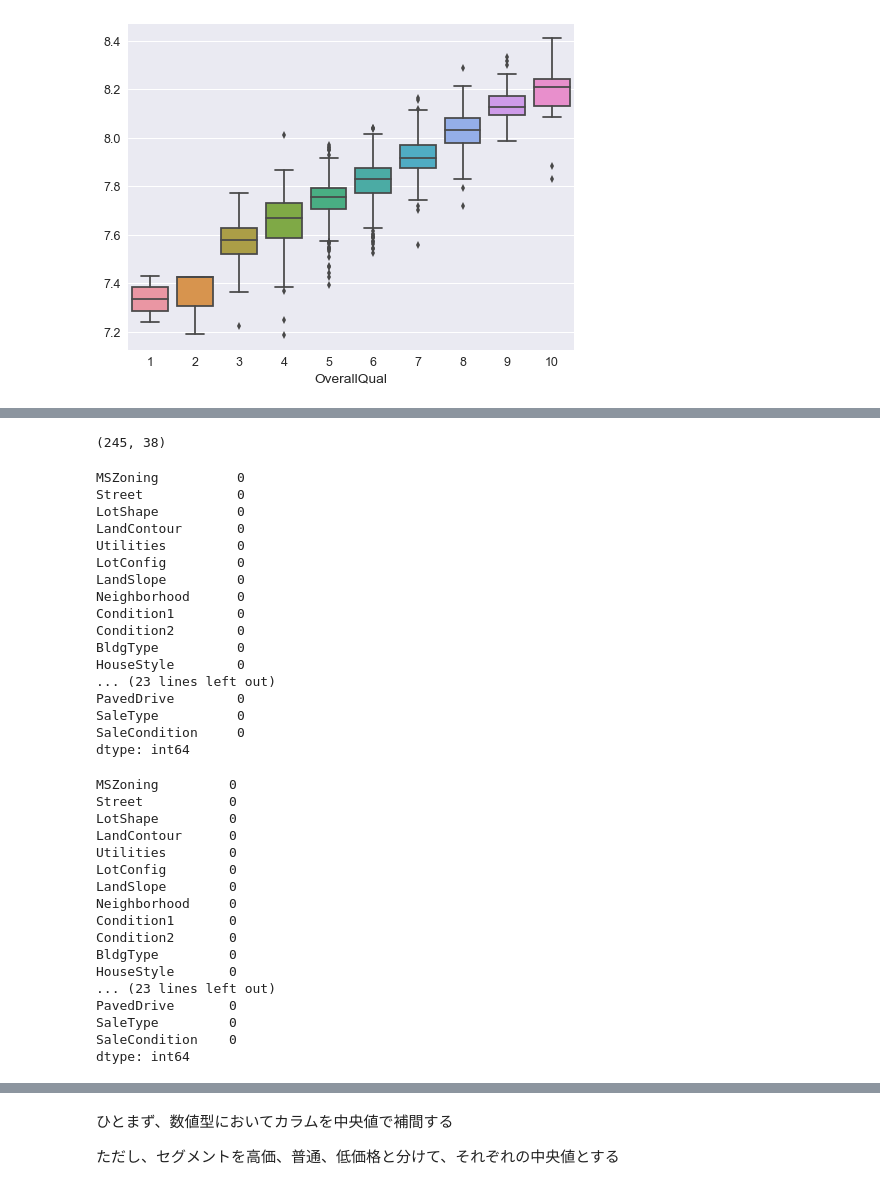
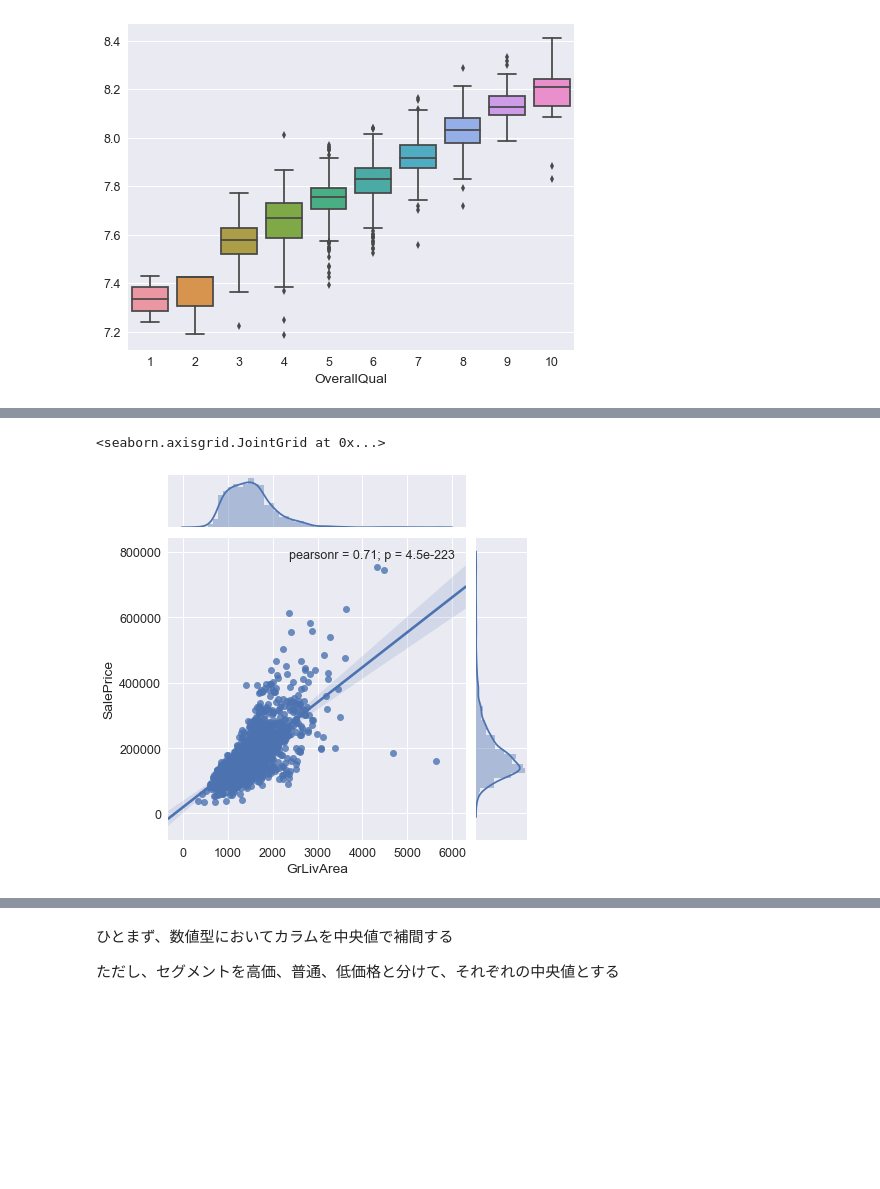
Before and after one commit to YSergey/Kaggle, a Jupyter notebook: House Prices/self.ipynb, the cells around one changed output, grey strips where cells are left out. Cells and saved outputs as stored; diff of their text form; code cells hidden in the pictures; blank space fills up the shorter version.

```diff
--- a/House Prices/self.ipynb
+++ b/House Prices/self.ipynb
@@ -274,7 +213,0 @@ plt.show()
-# %%
-plt.rcParams['figure.figsize'] = (20, 6)
-plt.xlim([4.6, 5.9])
-plt.xticks([4.6,4.8,5.0,5.05, 5.05, 5.1, 5.15, 5.20, 5.25, 5.30, 5.35, 5.40, 5.45, 5.55, 5.60, 5.9])
-plt.hist(y_train_new)
-plt.grid()
-plt.show()
@@ -400,42 +214,6 @@ dtype: int64
-# %%
-print(X_train_low_obj.shape)
-X_train_low_obj.isnull().sum()
-# %% [output]
-(245, 38)
-MSZoning          0
-Street            0
-LotShape          0
-LandContour       0
-Utilities         0
-LotConfig         0
-LandSlope         0
-Neighborhood      0
-Condition1        0
-Condition2        0
-BldgType          0
-HouseStyle        0
-... (23 lines left out)
-PavedDrive        0
-SaleType          0
-SaleCondition     0
-dtype: int64
-# %%
-X_train_exp_obj.isnull().sum()
-# %% [output]
-MSZoning         0
-Street           0
-LotShape         0
-LandContour      0
-Utilities        0
-LotConfig        0
-LandSlope        0
-Neighborhood     0
-Condition1       0
-Condition2       0
-BldgType         0
-HouseStyle       0
-... (23 lines left out)
-PavedDrive       0
-SaleType         0
-SaleCondition    0
-dtype: int64
+# %%
+# Living Area vs Sale Price
+sns.jointplot(x=df_train['GrLivArea'], y=df_train['SalePrice'], kind='reg')
+# %% [output]
+<seaborn.axisgrid.JointGrid at 0x...>
+[figure, added]
```
Also changed, not shown: parts of 35 cells of this notebook.
